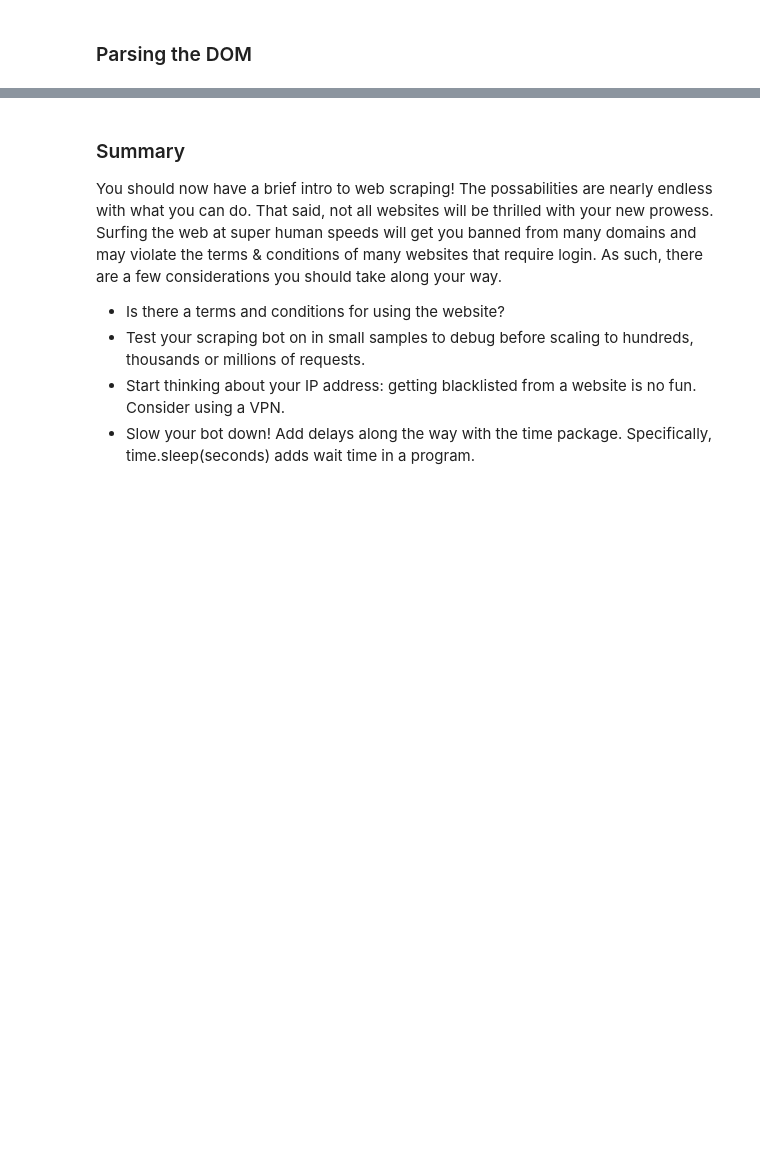
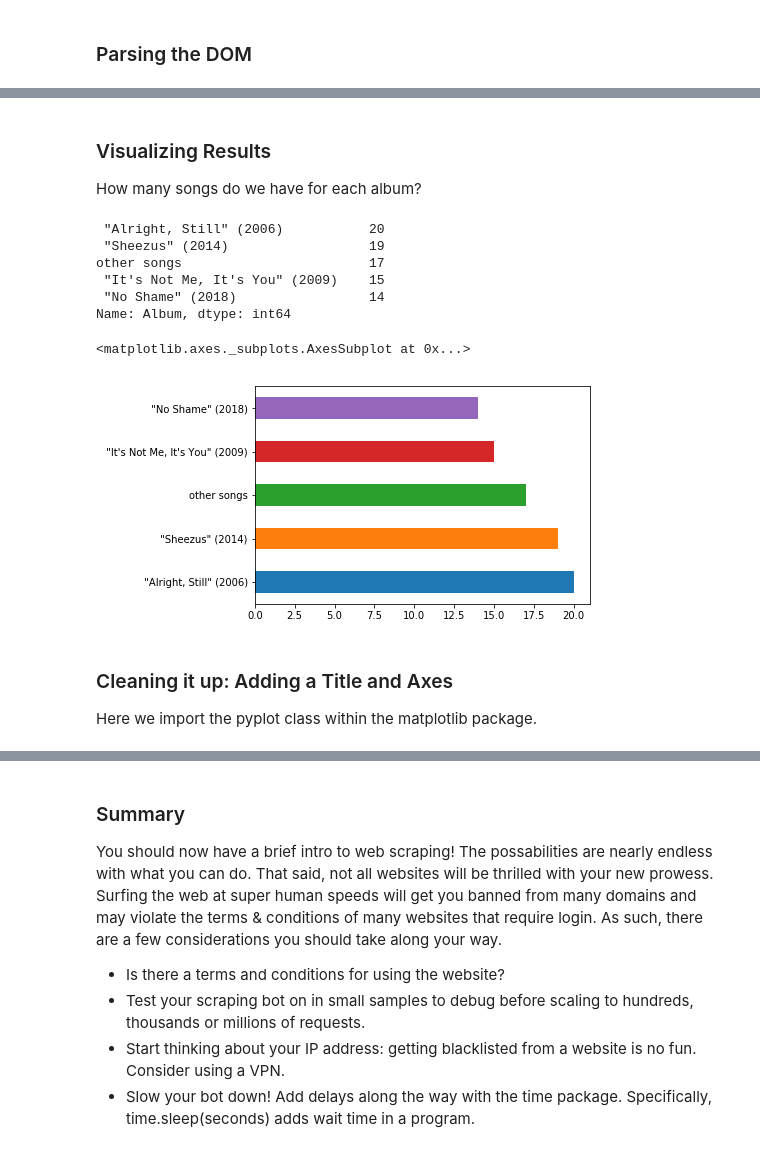
Before and after one commit to learn-co-curriculum/python-scraping-beautiful_soup, a Jupyter notebook: index.ipynb, the cells around one changed output, grey strips where cells are left out. Cells and saved outputs as stored; diff of their text form; code cells hidden in the pictures; blank space fills up the shorter version.

```diff
--- a/index.ipynb
+++ b/index.ipynb
@@ -121,0 +291,24 @@ http://akul.me/blog/2016/selenium-cheatsheet/
+# %%
+data = [] #Create a storage container
+for album_n in range(len(albums)):
+    #On the last album, we won't be able to look forward
+    if album_n == len(albums)-1:
+        cur_album = albums[album_n]
+        album_songs = cur_album.findNextSiblings('a')
+        for song in album_songs:
+            page = song.get('href')
+            title = song.text
+            album = cur_album.text
+            data.append((title, page, album))
+    else:
+        cur_album = albums[album_n]
+        next_album = albums[album_n+1]
+        saca = cur_album.findNextSiblings('a') #songs after current album
+        sbna = next_album.findPreviousSiblings('a') #songs before next album
+        album_songs = [song for song in saca if song in sbna] #album songs are those listed after the current album but before the next one!
+        for song in album_songs:
+            page = song.get('href')
+            title = song.text
+            album = cur_album.text
+            data.append((title, page, album))
+data[:2]
@@ -121,0 +327,5 @@ http://akul.me/blog/2016/selenium-cheatsheet/
+# %%
+df = pd.DataFrame(data) #Create a DataFrame from the data
+print(len(df)) #See how long the dataset is (number of rows)
+df.columns = ['Song', 'Url_ext', 'Album']
+df.head() #Preview the DataFrame (default is first 5 rows)
@@ -121,0 +344,3 @@ http://akul.me/blog/2016/selenium-cheatsheet/
+# %%
+df['Album'] = df['Album'].map(lambda x: x.strip('album:')) #remove the initial "album:". Hopefully none of the actual names contain that!!
+df.head() #Preview updated results
@@ -121,0 +354,8 @@ http://akul.me/blog/2016/selenium-cheatsheet/
+# %%
+def extract_year(album_title):
+    try:
+        return re.findall('[(](\d\d\d\d)[)]', album_title)[0]
+    except:
+        return 'Unknown'
+df['Year'] = df['Album'].map(extract_year)
+df.head()
@@ -121,0 +369,3 @@ http://akul.me/blog/2016/selenium-cheatsheet/
+# %% [markdown]
+### Visualizing Results
+How many songs do we have for each album?
@@ -121,0 +375,17 @@ http://akul.me/blog/2016/selenium-cheatsheet/
+# %%
+df.Album.value_counts()
+# %% [output]
+ "Alright, Still" (2006)           20
+ "Sheezus" (2014)                  19
+other songs                        17
+ "It's Not Me, It's You" (2009)    15
+ "No Shame" (2018)                 14
+Name: Album, dtype: int64
+# %%
+df.Album.value_counts().plot(kind='barh')
+# %% [output]
+<matplotlib.axes._subplots.AxesSubplot at 0x...>
+[figure, added]
+# %% [markdown]
+### Cleaning it up: Adding a Title and Axes
+Here we import the pyplot class within the matplotlib package.
```
Also changed, not shown: parts of 55 cells of this notebook, 3 other files.
